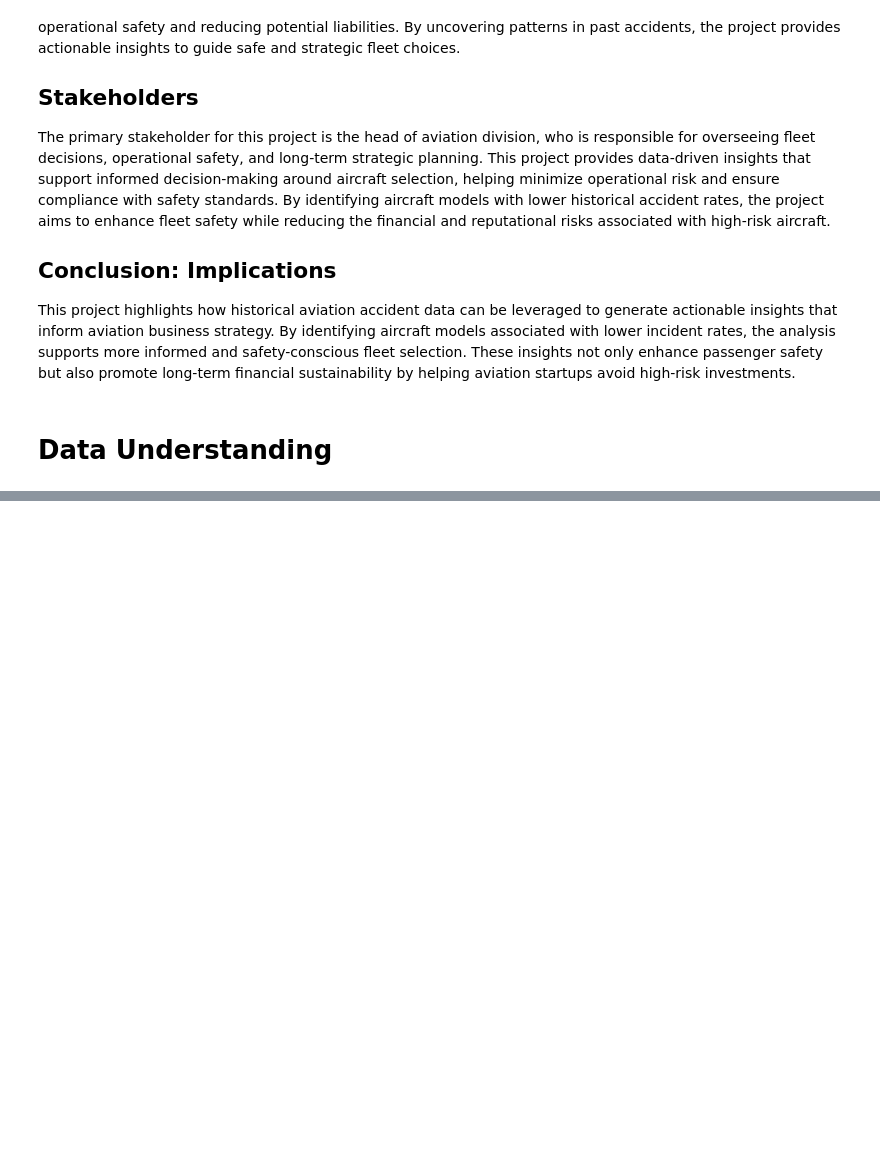
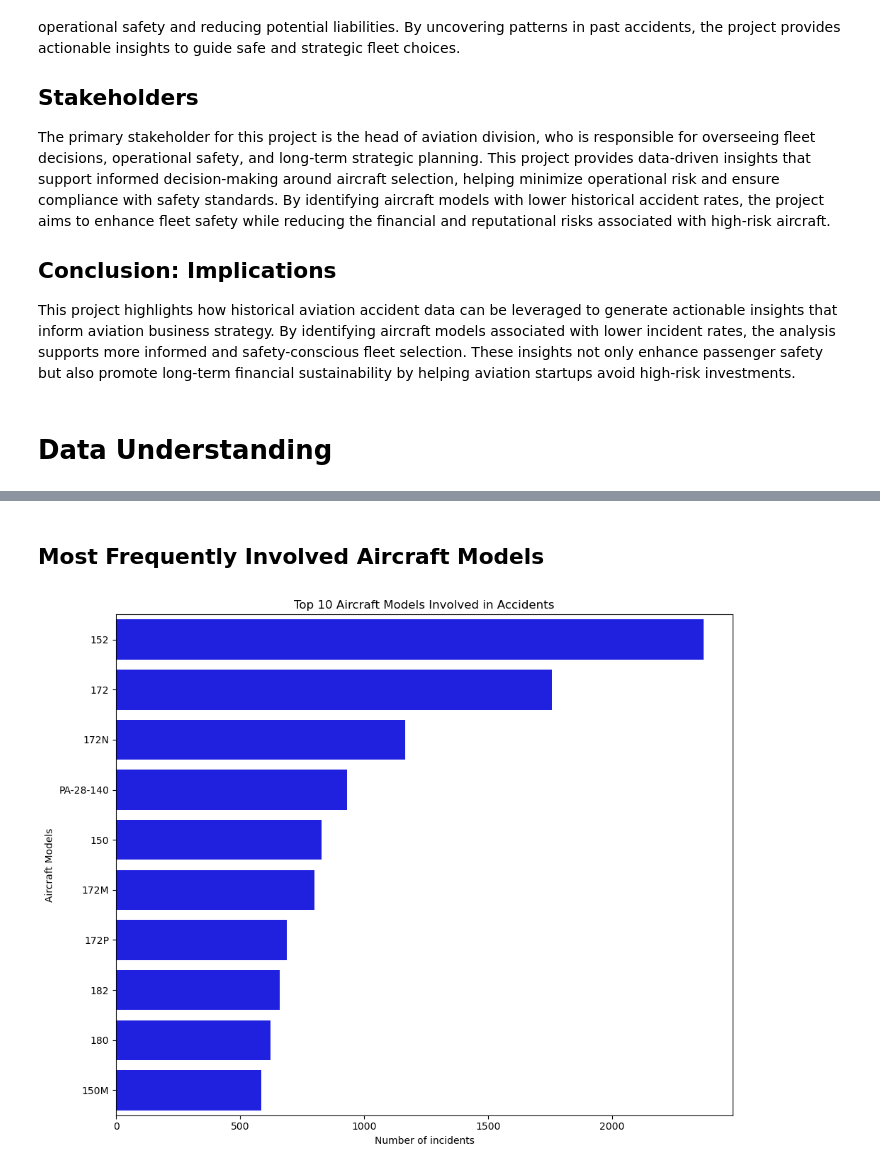
Before and after one commit to Irene-coder-dot/dsc-phase-1-project-v3, a Jupyter notebook: student.ipynb, the cells around one changed output, grey strips where cells are left out. Drawn from its saved outputs; the diff is of its cells as text; code cells hidden in the pictures; blank space fills up the shorter version.

```diff
--- a/student.ipynb
+++ b/student.ipynb
@@ -24,0 +127,17 @@ This project highlights how historical aviation accident data can be leveraged t
+# %% [markdown]
+## Most Frequently Involved Aircraft Models
+# %%
+#Top 10 Models involved in Accidents
+
+top_models = df['Model'].value_counts().head(10)
+
+#Plot graph for the top_models
+plt.figure(figsize=(10,8))
+sns.barplot(x= top_models.values, y=top_models.index, color="blue")
+plt.title("Top 10 Aircraft Models Involved in Accidents")
+plt.xlabel("Number of incidents")
+plt.ylabel("Aircraft Models")
+plt.tight_layout()
+plt.show();
+# %% [output]
+[figure, added]
```
Also changed, not shown: parts of 18 cells of this notebook.
